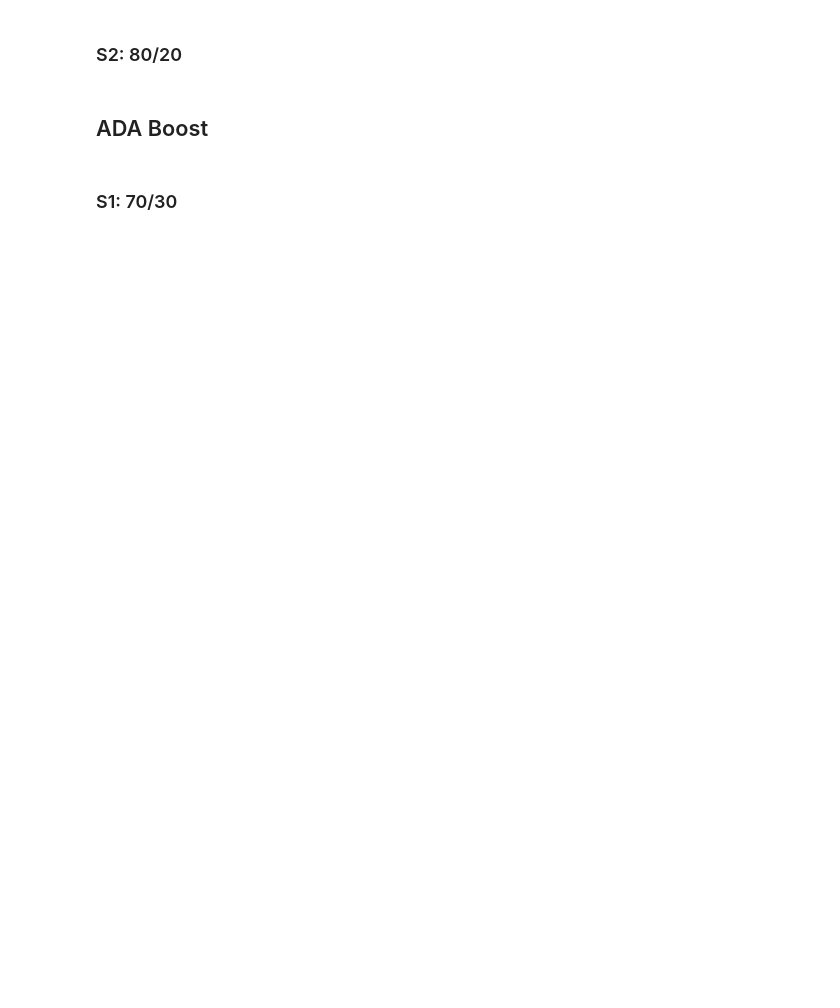
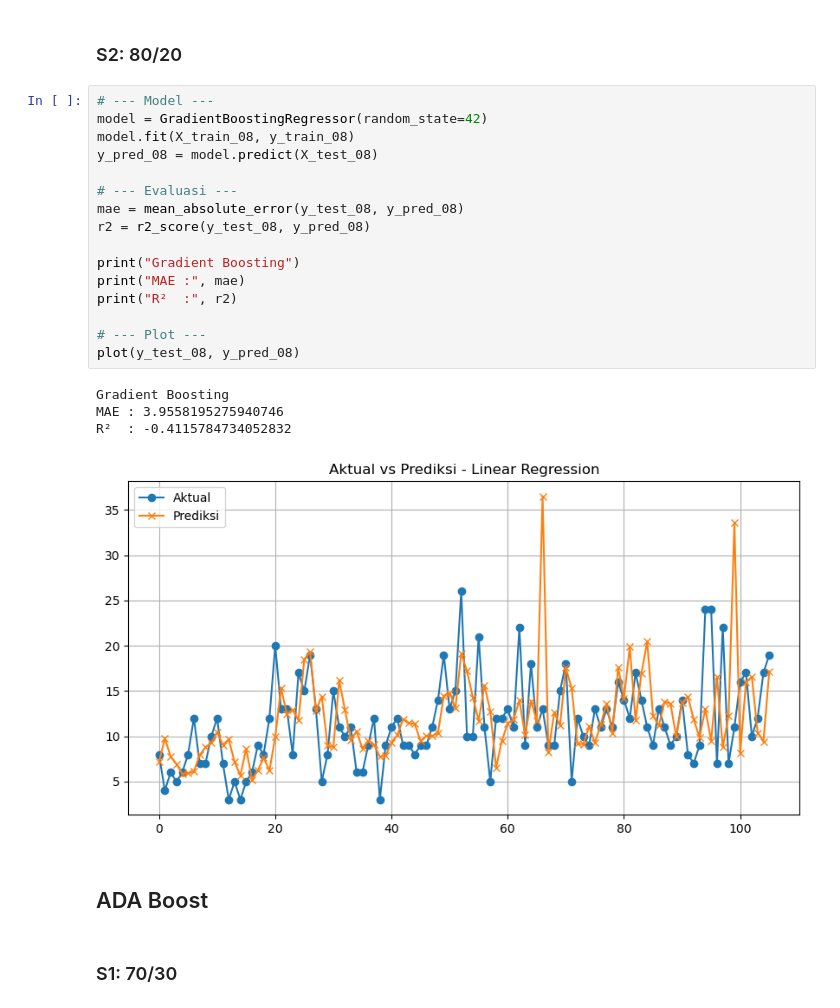
Before and after one commit to Ariwjy/Tugas-Machine-Learning, a Jupyter notebook: Regresi A5.ipynb, the cells around one changed output. Saved outputs shown, nothing was run; the diff lists cells and outputs as text; blank space fills up the shorter version.

```diff
--- a/Regresi A5.ipynb
+++ b/Regresi A5.ipynb
@@ -116,5 +173,26 @@ R² Score: -0.07867660647412511
 # %% [markdown]
 ### S2: 80/20
+# %%
+# --- Model ---
+model = GradientBoostingRegressor(random_state=42)
+model.fit(X_train_08, y_train_08)
+y_pred_08 = model.predict(X_test_08)
+
+# --- Evaluasi ---
+mae = mean_absolute_error(y_test_08, y_pred_08)
+r2 = r2_score(y_test_08, y_pred_08)
+
+print("Gradient Boosting")
+print("MAE :", mae)
+print("R²  :", r2)
+
+# --- Plot ---
+plot(y_test_08, y_pred_08)
+# %% [output]
+Gradient Boosting
+MAE : 3.9558195275940746
+R²  : -0.4115784734052832
+[figure, added]
 # %% [markdown]
 ## ADA Boost
 # %% [markdown]
```
Also changed, not shown: parts of 8 cells of this notebook.
